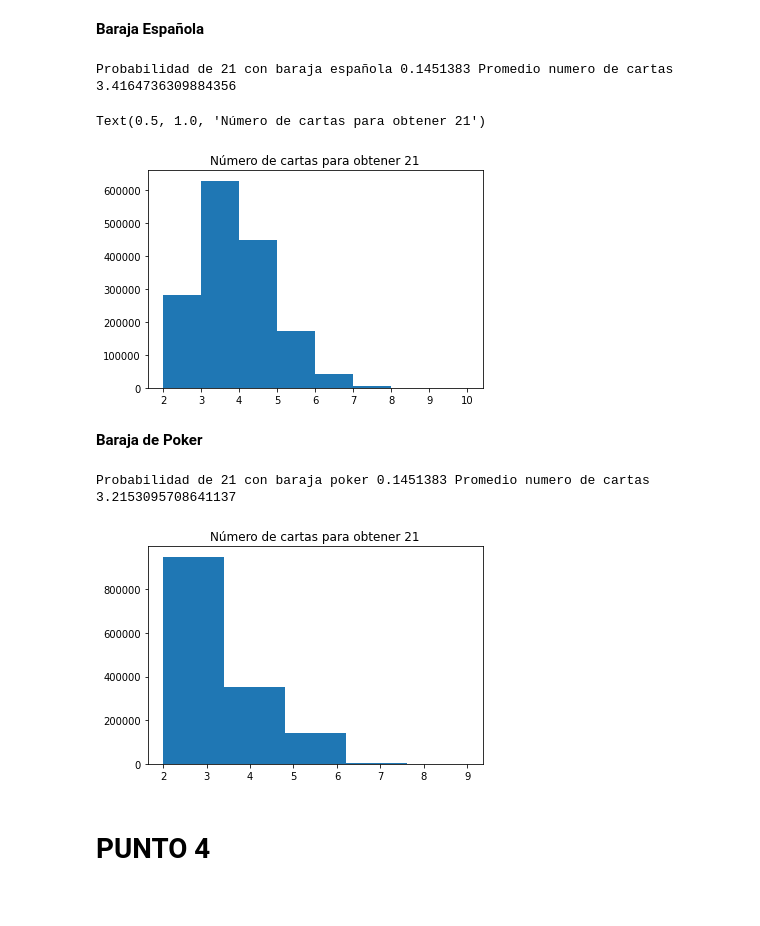
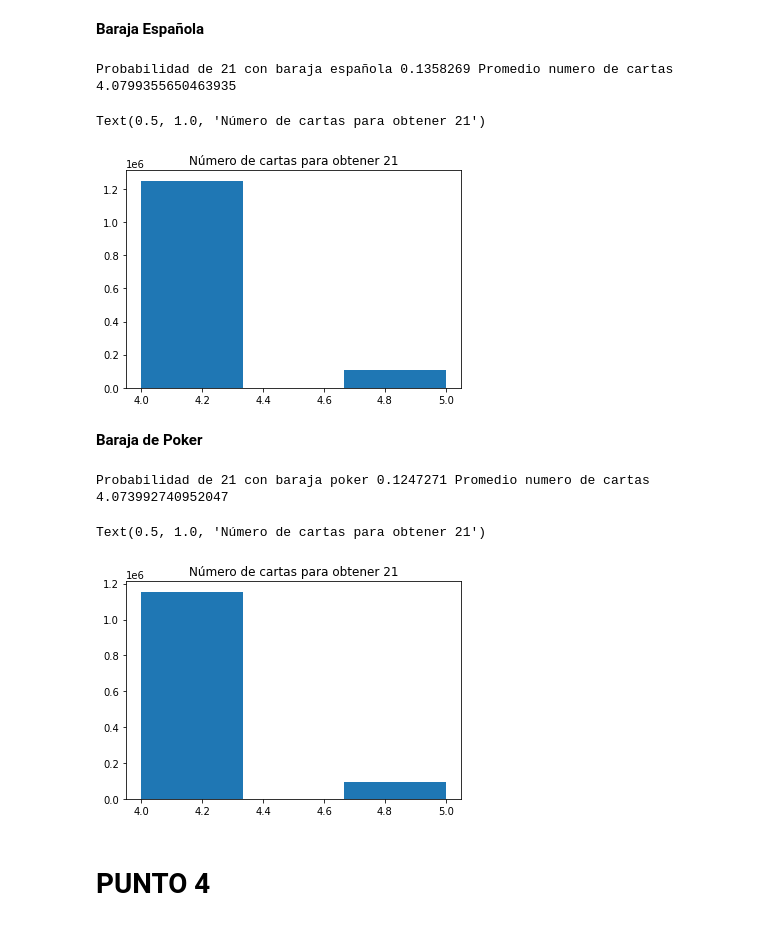
Before and after one commit to lgordillom/AlgorithmsUN2020II, a Jupyter notebook: lab4/21BlackjackGrClass1StGroup3.ipynb, the cells around one changed output. Saved outputs shown, nothing was run; the diff lists cells and outputs as text; code cells hidden in the pictures.

```diff
--- a/lab4/21BlackjackGrClass1StGroup3.ipynb
+++ b/lab4/21BlackjackGrClass1StGroup3.ipynb
@@ -50,9 +49,8 @@ for i in range(n):
     numcar = numcar + 1
   if(sum(cartas)==21):
     plotcartas.append(numcar)
-    promcart +=numcar
+
 print("Probabilidad de 21 con baraja poker", len(plotcartas)/n, "Promedio numero de cartas", (sum(plotcartas)/len(plotcartas)))
 plt.hist(plotcartas, bins=(max(plotcartas)-min(plotcartas)), align="mid")
 plt.title("Número de cartas para obtener 21")
-print("")
 # %% [output]
@@ -102,9 +100,8 @@ for i in range(n):
     numcar = numcar + 1
   if(sum(cartas)==21):
     plotcartas.append(numcar)
-    promcart +=numcar
+
 print("Probabilidad de 21 con baraja poker", len(plotcartas)/n, "Promedio numero de cartas", (sum(plotcartas)/len(plotcartas)))
 plt.hist(plotcartas, bins=(max(plotcartas)-min(plotcartas)), align="mid")
 plt.title("Número de cartas para obtener 21")
-print("")
 # %% [output]
@@ -119,27 +117,26 @@ Estimate the probability of getting a 21, the average total number of cards requ
 # %%
 n=10000000
 plotcartas = []
 for i in range(n):
   cartas = [7, 7, 5]
-  baraja_espa = [7,7,5,5,1,1,2,2,3,3,4,4,6,6,8,8,9,9,10,10,5,1,2,9,10,4]
+  baraja_espa = [7,7,5,5,1,1,2,2,3,3,4,4,6,6,8,8,9,9,10,10,5,1,2,9]
   numcar =3
 
   while(sum(cartas)<21):
     carta = r.choice(baraja_espa)
     cartas.append(carta)
     baraja_espa.remove(carta)
     numcar = numcar + 1
   if(sum(cartas)==21):
     plotcartas.append(numcar)
 
 print("Probabilidad de 21 con baraja española", len(plotcartas)/n, "Promedio numero de cartas", (sum(plotcartas)/len(plotcartas)))
-plt.hist(plotcartas, bins= (max(plotcartas)-min(plotcartas)), align="mid")
+plt.hist(plotcartas, bins= 3, align="mid")
 plt.title("Número de cartas para obtener 21")
-print("")
 # %% [output]
-Probabilidad de 21 con baraja española 0.1451383 Promedio numero de cartas 3.4164736309884356
+Probabilidad de 21 con baraja española 0.1358269 Promedio numero de cartas 4.0799355650463935
 Text(0.5, 1.0, 'Número de cartas para obtener 21')
-[figure, old version]
+[figure, new version]
 # %% [markdown]
 **Baraja de Poker**
 # %%
@@ -156,14 +153,14 @@ for i in range(n):
     numcar = numcar + 1
   if(sum(cartas)==21):
     plotcartas.append(numcar)
-    promcart +=numcar
+
 print("Probabilidad de 21 con baraja poker", len(plotcartas)/n, "Promedio numero de cartas", (sum(plotcartas)/len(plotcartas)))
-plt.hist(plotcartas, bins=(max(plotcartas)-min(plotcartas)), align="mid")
+plt.hist(plotcartas, bins=3, align="mid")
 plt.title("Número de cartas para obtener 21")
-print("")
 # %% [output]
-Probabilidad de 21 con baraja poker 0.1451383 Promedio numero de cartas 3.2153095708641137
+Probabilidad de 21 con baraja poker 0.1247271 Promedio numero de cartas 4.073992740952047
+Text(0.5, 1.0, 'Número de cartas para obtener 21')
-[figure, old version]
+[figure, new version]
 # %% [markdown]
 # **PUNTO 4**
 # %% [markdown]
```
Also changed, not shown: parts of 10 cells of this notebook.
